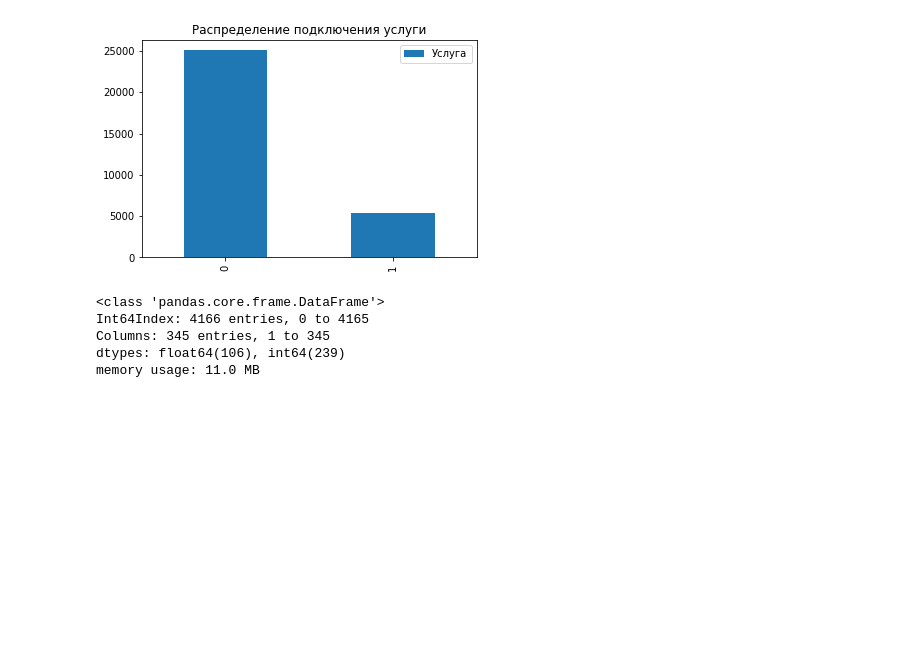
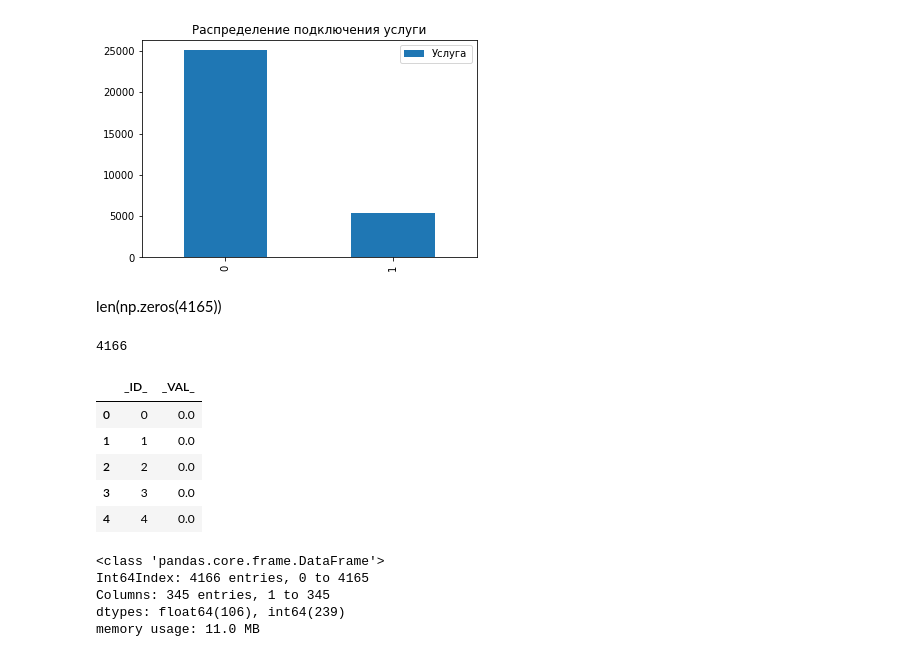
Before and after one commit to kanashov/Modulbank-AI-Hack-MSK, a Jupyter notebook: 1 Begin.ipynb, the cells around one changed output. Saved outputs shown, nothing was run; the diff lists cells and outputs as text; code cells hidden in the pictures; blank space fills up the shorter version.

```diff
--- a/1 Begin.ipynb
+++ b/1 Begin.ipynb
@@ -70,6 +74,24 @@ plt.legend()
 plt.title('Распределение подключения услуги');
 # %% [output]
 [figure]
+# %% [markdown]
+len(np.zeros(4165))
+# %%
+len(range(4166))
+# %% [output]
+4166
+# %%
+d = {'_ID_': range(4166), '_VAL_': np.zeros(4166)}
+df = pd.DataFrame(data=d)
+df.to_csv('submit.csv', index=False)
+df.head()
+# %% [output]
+|  | _ID_ | _VAL_ |
+| 0 | 0 | 0.0 |
+| 1 | 1 | 0.0 |
+| 2 | 2 | 0.0 |
+| 3 | 3 | 0.0 |
+| 4 | 4 | 0.0 |
 # %%
 test.info()
 # %% [output]
```
Also changed, not shown: parts of 42 cells of this notebook, 2 other files.
